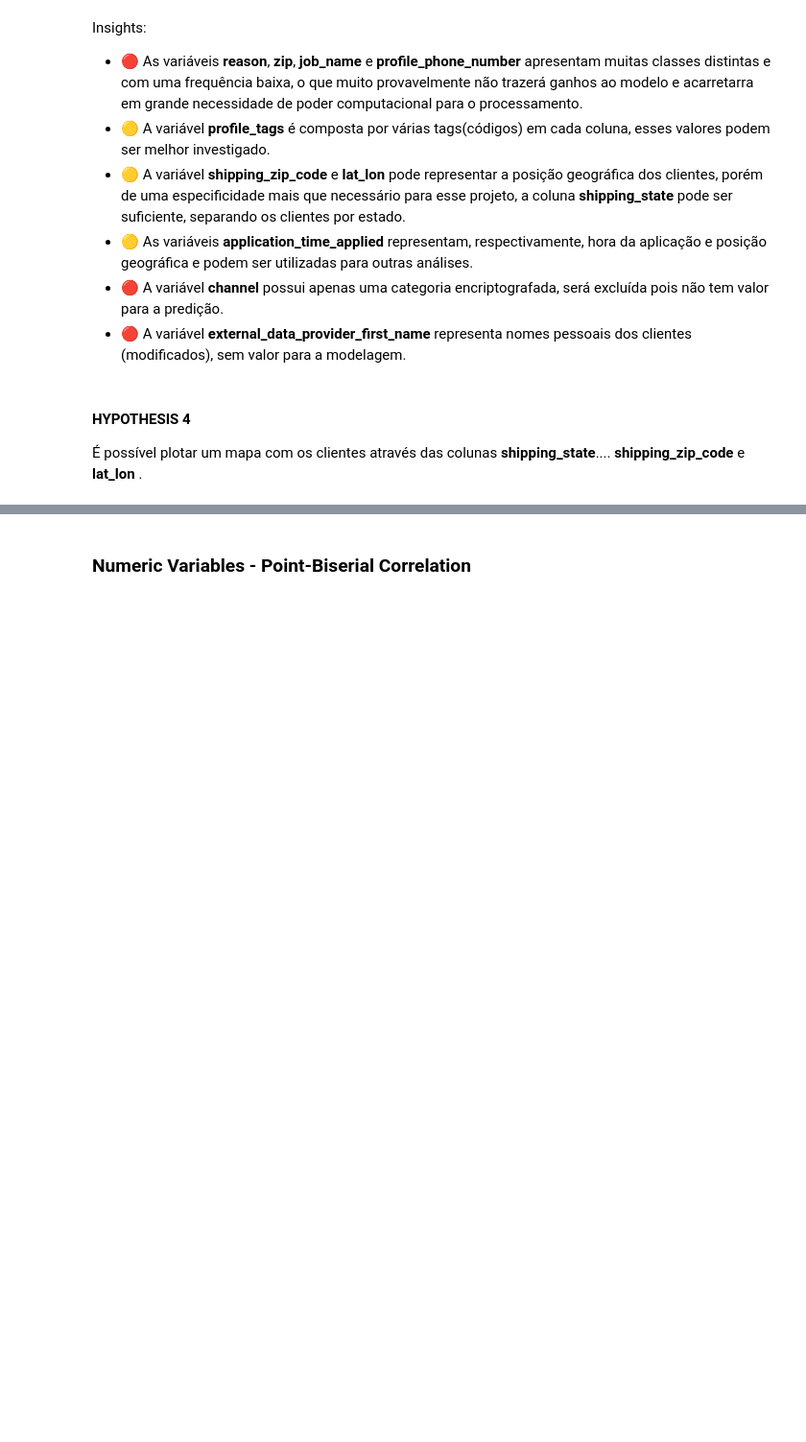
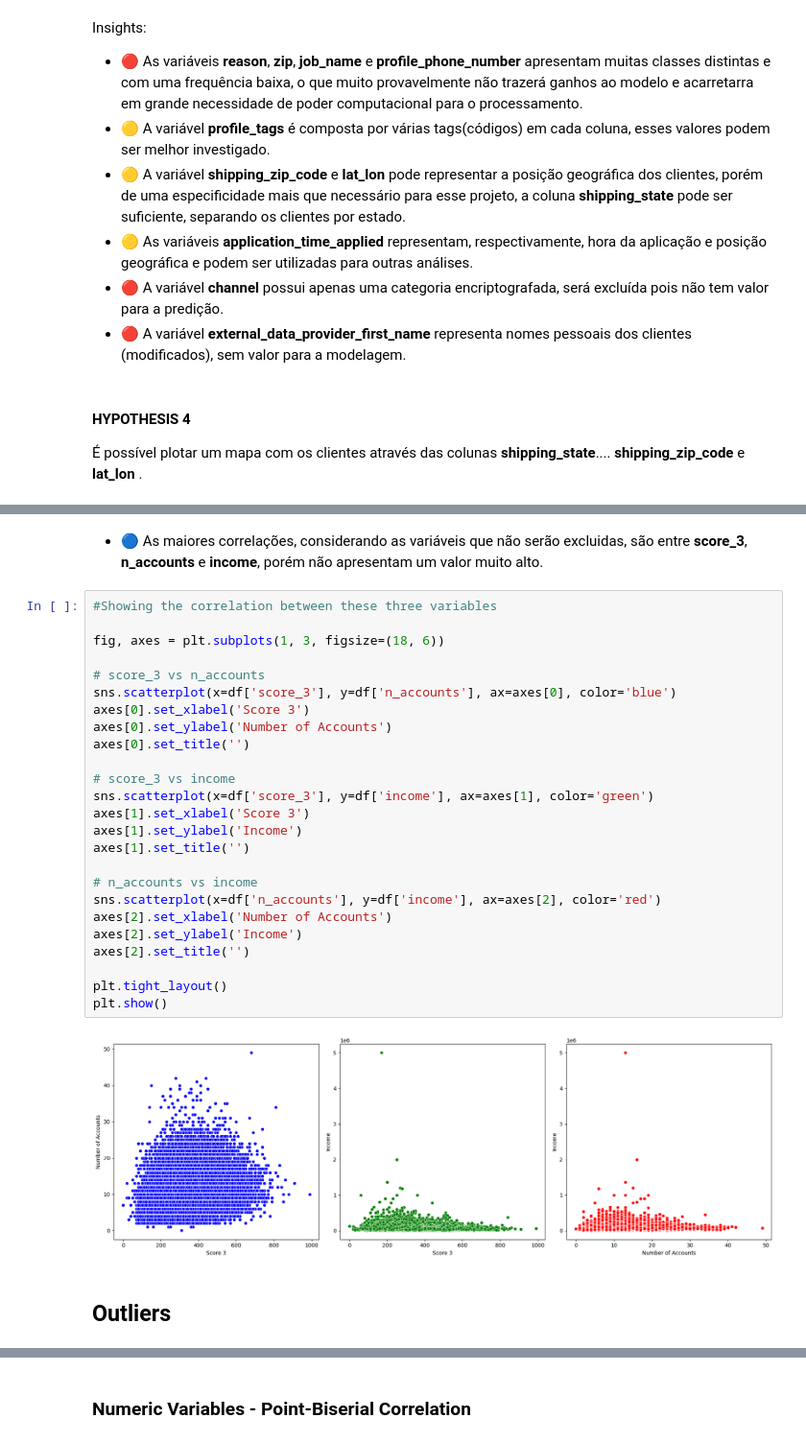
Before and after one commit to gabrielcapela/credit_risk, a Jupyter notebook: notebooks/I_data_analysis.ipynb, the cells around one changed output, grey strips where cells are left out. Shown at 96% size. Drawn from its saved outputs; the diff is of its cells as text; blank space fills up the shorter version.

```diff
--- a/notebooks/I_data_analysis.ipynb
+++ b/notebooks/I_data_analysis.ipynb
@@ -657,0 +767,32 @@ fig.show()
+# %% [markdown]
+
+- 🔵 As maiores correlações, considerando as variáveis que não serão excluidas, são entre **score_3**, **n_accounts** e  **income**, porém não apresentam um valor muito alto.
+# %%
+#Showing the correlation between these three variables
+
+fig, axes = plt.subplots(1, 3, figsize=(18, 6))
+
+# score_3 vs n_accounts
+sns.scatterplot(x=df['score_3'], y=df['n_accounts'], ax=axes[0], color='blue')
+axes[0].set_xlabel('Score 3')
+axes[0].set_ylabel('Number of Accounts')
+axes[0].set_title('')
+
+# score_3 vs income
+sns.scatterplot(x=df['score_3'], y=df['income'], ax=axes[1], color='green')
+axes[1].set_xlabel('Score 3')
+axes[1].set_ylabel('Income')
+axes[1].set_title('')
+
+# n_accounts vs income
+sns.scatterplot(x=df['n_accounts'], y=df['income'], ax=axes[2], color='red')
+axes[2].set_xlabel('Number of Accounts')
+axes[2].set_ylabel('Income')
+axes[2].set_title('')
+
+plt.tight_layout()
+plt.show()
+# %% [output]
+[figure, added]
+# %% [markdown]
+## Outliers
```
Also changed, not shown: parts of 98 cells of this notebook.
